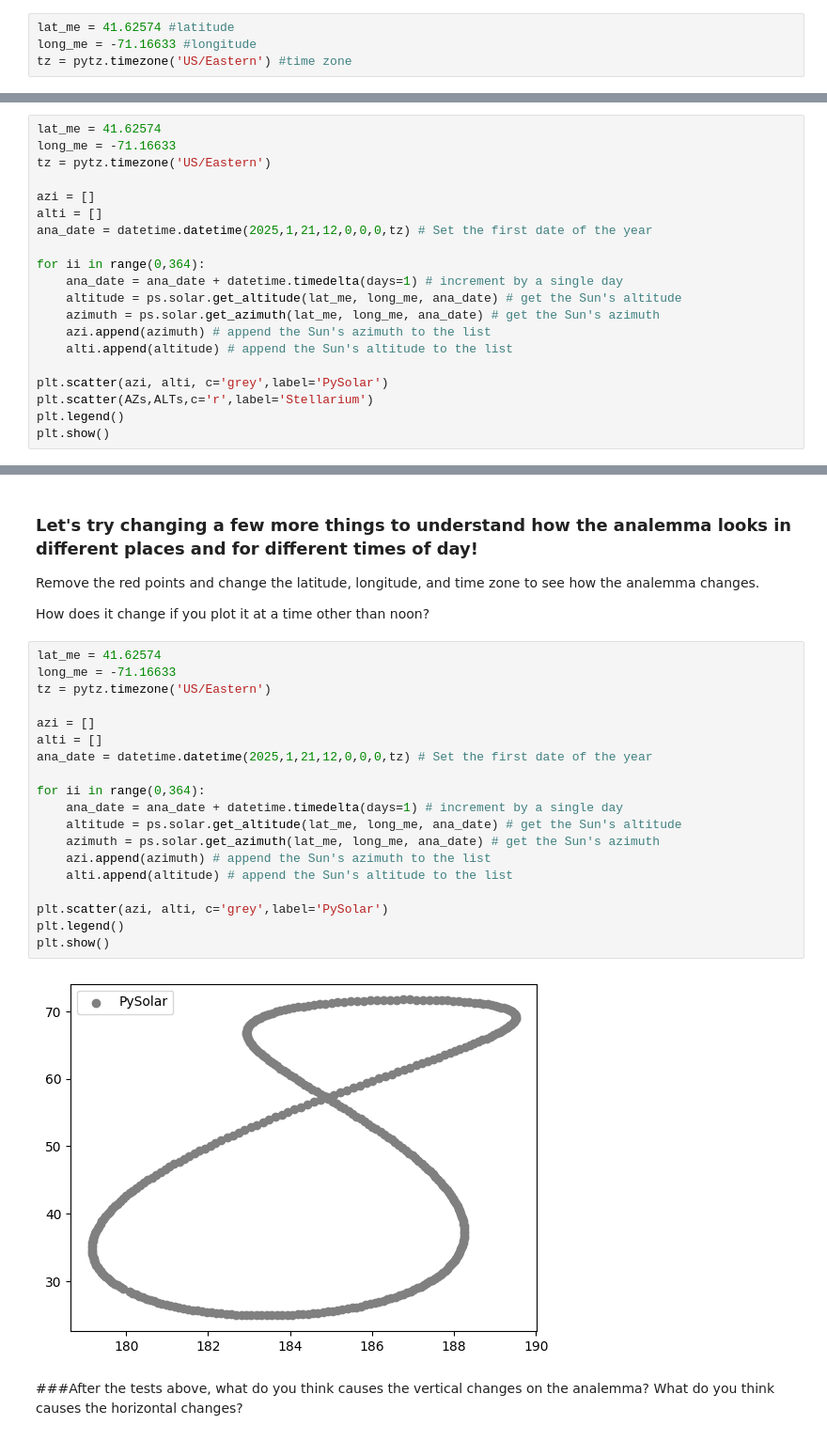
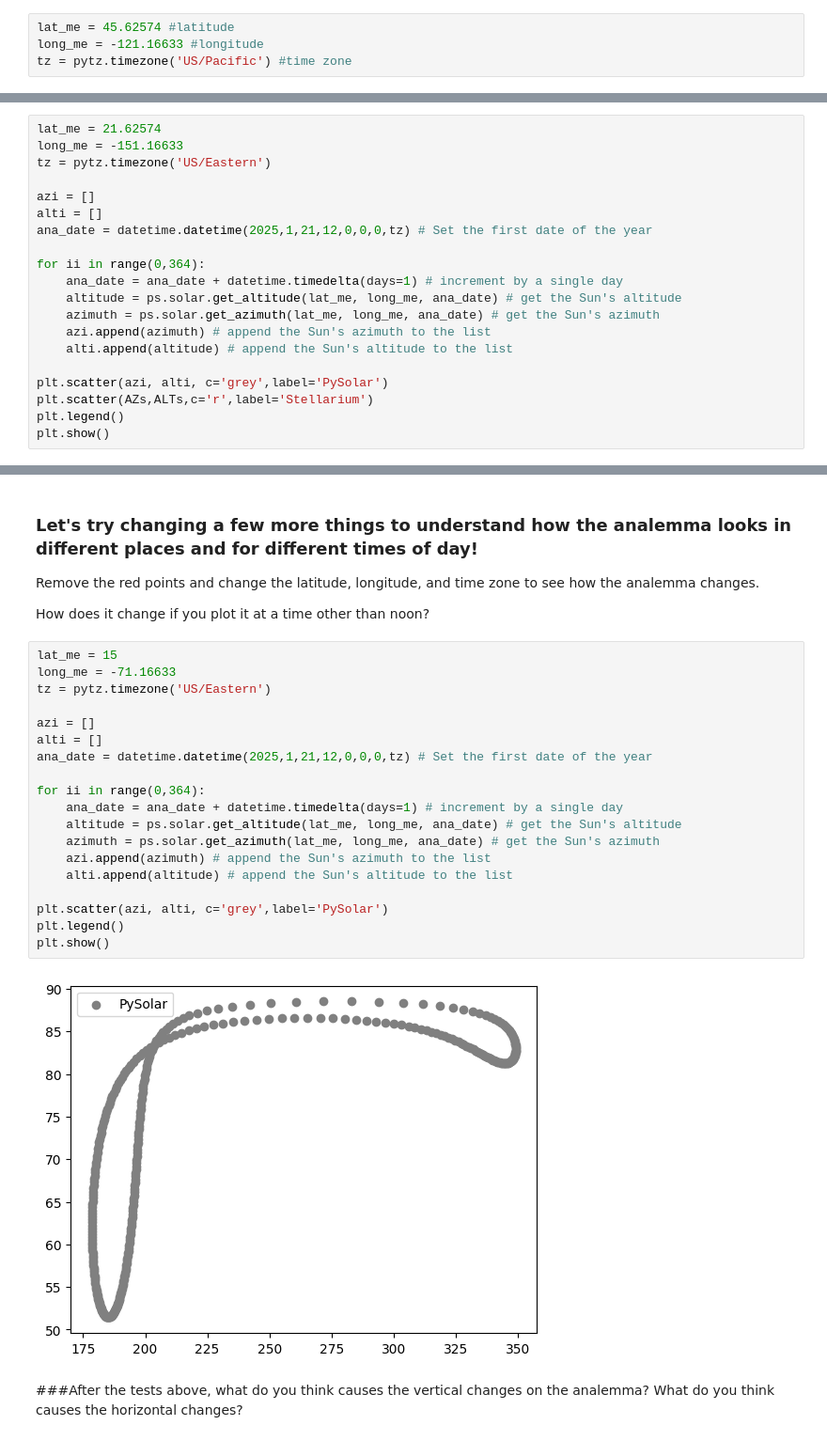
Before and after one commit to zfsayed/astr21, a Jupyter notebook: sections1to2.ipynb, the cells around one changed output, grey strips where cells are left out. Shown at 94% size. Drawn from its saved outputs; the diff is of its cells as text.

```diff
--- a/sections1to2.ipynb
+++ b/sections1to2.ipynb
@@ -228,9 +245,9 @@ import matplotlib.pyplot as plt # performing plots
 # %% [markdown]
 Next, set the following latitude, longitude, and time zone variables to match your location in Stellarium! I'll use the RI coordinates.
 # %%
-lat_me = 41.62574 #latitude
-long_me = -71.16633 #longitude
-tz = pytz.timezone('US/Eastern') #time zone
+lat_me = 45.62574 #latitude
+long_me = -121.16633 #longitude
+tz = pytz.timezone('US/Pacific') #time zone
 # %% [markdown]
 The cell below is going to loop through an entire year of dates and plot the AZ and ALT of the Sun. Let's see if it matches the data collected from Stellarium!
 # %%
@@ -259,8 +276,8 @@ The grey points above outline what we call the "analemma", which is the Sun's ch
 
 Play around with the latitude and longitude in the cell below to see if you can get the red points to match up better.
 # %%
-lat_me = 41.62574
-long_me = -71.16633
+lat_me = 21.62574
+long_me = -151.16633
 tz = pytz.timezone('US/Eastern')
 
 azi = []
@@ -287,26 +304,26 @@ Remove the red points and change the latitude, longitude, and time zone to see h
 
 How does it change if you plot it at a time other than noon?
 # %%
-lat_me = 41.62574
+lat_me = 15
 long_me = -71.16633
 tz = pytz.timezone('US/Eastern')
 
 azi = []
 alti = []
 ana_date = datetime.datetime(2025,1,21,12,0,0,0,tz) # Set the first date of the year
 
 for ii in range(0,364):
     ana_date = ana_date + datetime.timedelta(days=1) # increment by a single day
     altitude = ps.solar.get_altitude(lat_me, long_me, ana_date) # get the Sun's altitude
     azimuth = ps.solar.get_azimuth(lat_me, long_me, ana_date) # get the Sun's azimuth
     azi.append(azimuth) # append the Sun's azimuth to the list
     alti.append(altitude) # append the Sun's altitude to the list
 
 plt.scatter(azi, alti, c='grey',label='PySolar')
 plt.legend()
 plt.show()
 # %% [output]
-[figure, old version]
+[figure, new version]
 # %% [markdown]
 
 ###After the tests above, what do you think causes the vertical changes on the analemma? What do you think causes the horizontal changes?
```
Also changed, not shown: parts of 8 cells of this notebook.
